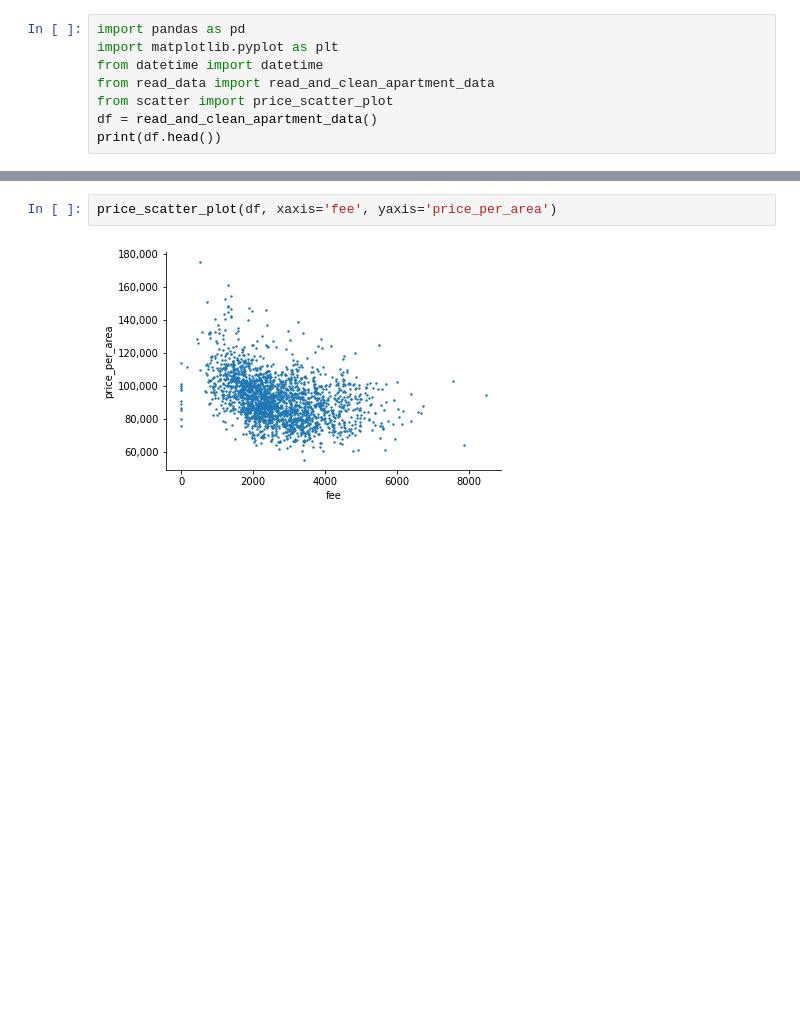
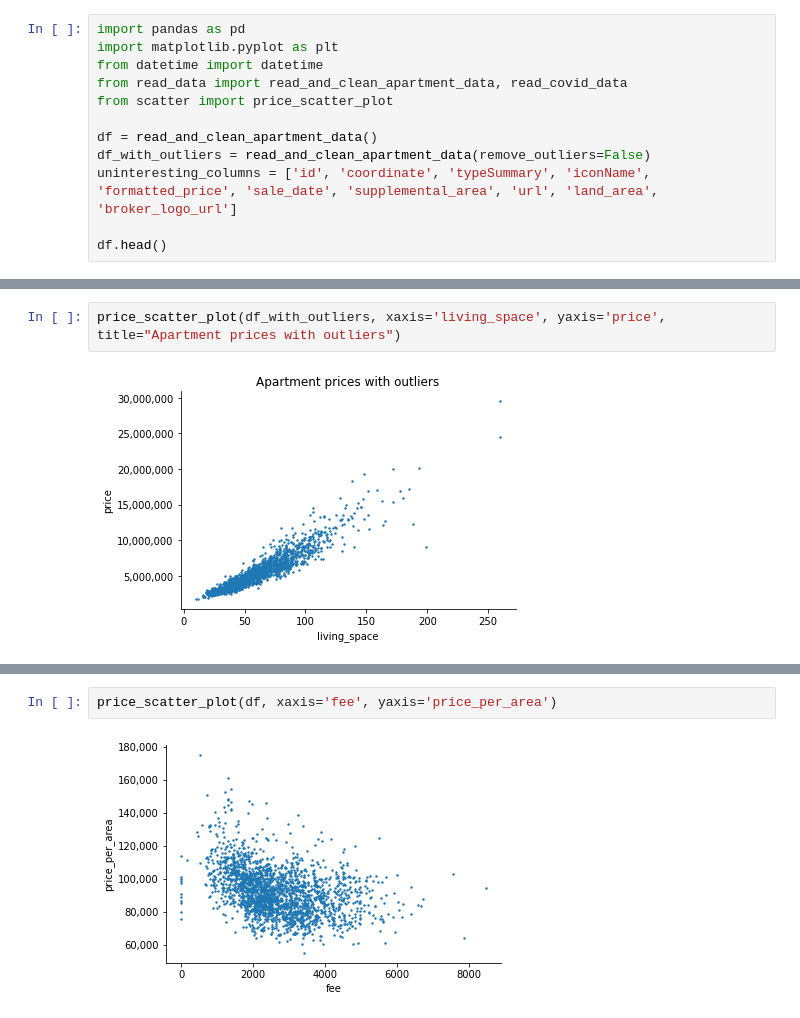
Before and after one commit to sylten/kungsholmen-vs-covid, a Jupyter notebook: kungsholmen-vs-covid.ipynb, the cells around one changed output, grey strips where cells are left out. Drawn from its saved outputs; the diff is of its cells as text; blank space fills up the shorter version.

```diff
--- a/kungsholmen-vs-covid.ipynb
+++ b/kungsholmen-vs-covid.ipynb
@@ -8,8 +21,12 @@ Let's take a look at the data.
 import pandas as pd
 import matplotlib.pyplot as plt
 from datetime import datetime
-from read_data import read_and_clean_apartment_data
+from read_data import read_and_clean_apartment_data, read_covid_data
 from scatter import price_scatter_plot
+
 df = read_and_clean_apartment_data()
-print(df.head())
+df_with_outliers = read_and_clean_apartment_data(remove_outliers=False)
+uninteresting_columns = ['id', 'coordinate', 'typeSummary', 'iconName', 'formatted_price', 'sale_date', 'supplemental_area', 'url', 'land_area', 'broker_logo_url']
+
+df.head()
 # %% [output]
@@ -32,0 +97,4 @@ print(df.head())
+# %%
+price_scatter_plot(df_with_outliers, xaxis='living_space', yaxis='price', title="Apartment prices with outliers")
+# %% [output]
+[figure, added]
```
Also changed, not shown: parts of 48 cells of this notebook, 6 other files.
